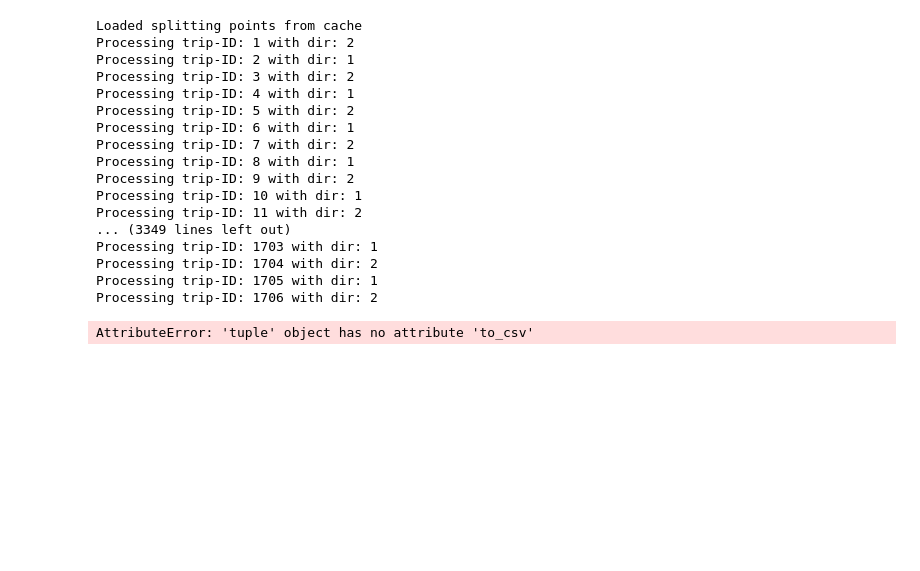
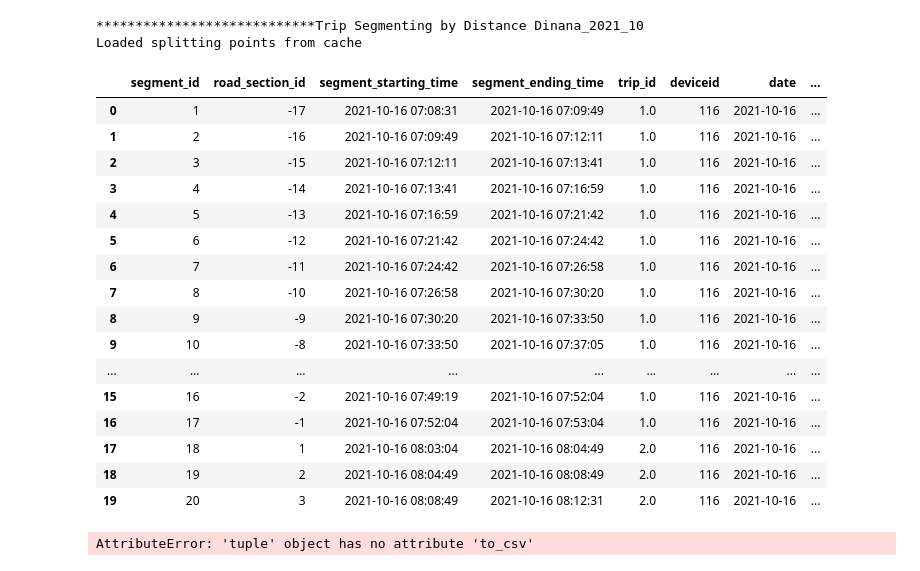
Before and after one commit to DriverBehaviour-FYP/Driver-Behaviour-Analysis, a Jupyter notebook: notebook/segment-by-distance/TripSegmenterByDistance.ipynb, the cells around one changed output. Saved outputs shown, nothing was run; the diff lists cells and outputs as text; code cells hidden in the pictures; blank space fills up the shorter version.

Commit message:
fix(trip segmentor): modified to add road segment id to seg_df

```diff
--- a/notebook/segment-by-distance/TripSegmenterByDistance.ipynb
+++ b/notebook/segment-by-distance/TripSegmenterByDistance.ipynb
@@ -22,28 +7,3 @@ os.listdir("../../data/Raw-GPS-data-Kandy-Buses/preprocessed-data-digana_2021_10
-# %%
-def get_directions(origin, destination, timeout=5, max_retries=3):
-    base_url = "https://maps.googleapis.com/maps/api/directions/json"
-
-    params = {
-        'origin': f"{origin[0]},{origin[1]}",
-        'destination': f"{destination[0]},{destination[1]}",
-        'key': "AIzaSyCz5uw3SrNct_Dqw6S6_D6AokxUVp0_hAg",
-    }
-
-    for retry in range(max_retries):
-        try:
-            response = requests.get(base_url, params=params, timeout=timeout)
-            response.raise_for_status()  # Raise an HTTPError for bad responses
-
-            # Parse and return the JSON response
-            return response.json()
-        except Timeout:
-            print(f"Timeout error. Retrying... ({retry + 1}/{max_retries})")
-        except requests.exceptions.RequestException as e:
-            print(f"Error: {e}")
-
-    # If all retries fail, return None or handle as needed
-    print(f"Failed after {max_retries} retries. Returning None.")
-    return None
 # %%
 bus_trips = pd.read_csv("../../data/Raw-GPS-data-Kandy-Buses/preprocessed-data-digana_2021_10/bus_trips.csv")
 gps_data = pd.read_csv("../../data/Raw-GPS-data-Kandy-Buses/preprocessed-data-digana_2021_10/clearn_gps_data_with_trip_id.csv")
@@ -258,26 +253,31 @@ class TripSegmenterByDistance( BaseEstimator, TransformerMixin):
 # %%
 comp = TripSegmenterByDistance("Dinana_2021_10", "tempPath", 0 , "../../data/Raw-GPS-data-Kandy-Buses/more/bus_terminals_654.csv",0.01, "1000M")
-result_df = comp.transform((gps_data, bus_trips))
+gps_data_df, segments_data_df = comp.transform((gps_data, bus_trips))
 # %% [output]
+****************************Trip Segmenting by Distance Dinana_2021_10
 Loaded splitting points from cache
-Processing trip-ID: 1 with dir: 2
-Processing trip-ID: 2 with dir: 1
-Processing trip-ID: 3 with dir: 2
-Processing trip-ID: 4 with dir: 1
-Processing trip-ID: 5 with dir: 2
-Processing trip-ID: 6 with dir: 1
-Processing trip-ID: 7 with dir: 2
-Processing trip-ID: 8 with dir: 1
-Processing trip-ID: 9 with dir: 2
-Processing trip-ID: 10 with dir: 1
-Processing trip-ID: 11 with dir: 2
-... (3349 lines left out)
-Processing trip-ID: 1703 with dir: 1
-Processing trip-ID: 1704 with dir: 2
-Processing trip-ID: 1705 with dir: 1
-Processing trip-ID: 1706 with dir: 2
 # %%
 gps_data_df, segments_df = result_df
+# %%
+segments_data_df.head(20)
+# %% [output]
+|  | segment_id | road_section_id | segment_starting_time | segment_ending_time | trip_id | deviceid | date | ... |
+| 0 | 1 | -17 | 2021-10-16 07:08:31 | 2021-10-16 07:09:49 | 1.0 | 116 | 2021-10-16 | ... |
+| 1 | 2 | -16 | 2021-10-16 07:09:49 | 2021-10-16 07:12:11 | 1.0 | 116 | 2021-10-16 | ... |
+| 2 | 3 | -15 | 2021-10-16 07:12:11 | 2021-10-16 07:13:41 | 1.0 | 116 | 2021-10-16 | ... |
+| 3 | 4 | -14 | 2021-10-16 07:13:41 | 2021-10-16 07:16:59 | 1.0 | 116 | 2021-10-16 | ... |
+| 4 | 5 | -13 | 2021-10-16 07:16:59 | 2021-10-16 07:21:42 | 1.0 | 116 | 2021-10-16 | ... |
+| 5 | 6 | -12 | 2021-10-16 07:21:42 | 2021-10-16 07:24:42 | 1.0 | 116 | 2021-10-16 | ... |
+| 6 | 7 | -11 | 2021-10-16 07:24:42 | 2021-10-16 07:26:58 | 1.0 | 116 | 2021-10-16 | ... |
+| 7 | 8 | -10 | 2021-10-16 07:26:58 | 2021-10-16 07:30:20 | 1.0 | 116 | 2021-10-16 | ... |
+| 8 | 9 | -9 | 2021-10-16 07:30:20 | 2021-10-16 07:33:50 | 1.0 | 116 | 2021-10-16 | ... |
+| 9 | 10 | -8 | 2021-10-16 07:33:50 | 2021-10-16 07:37:05 | 1.0 | 116 | 2021-10-16 | ... |
+| ... | ... | ... | ... | ... | ... | ... | ... | ... |
+| 15 | 16 | -2 | 2021-10-16 07:49:19 | 2021-10-16 07:52:04 | 1.0 | 116 | 2021-10-16 | ... |
+| 16 | 17 | -1 | 2021-10-16 07:52:04 | 2021-10-16 07:53:04 | 1.0 | 116 | 2021-10-16 | ... |
+| 17 | 18 | 1 | 2021-10-16 08:03:04 | 2021-10-16 08:04:49 | 2.0 | 116 | 2021-10-16 | ... |
+| 18 | 19 | 2 | 2021-10-16 08:04:49 | 2021-10-16 08:08:49 | 2.0 | 116 | 2021-10-16 | ... |
+| 19 | 20 | 3 | 2021-10-16 08:08:49 | 2021-10-16 08:12:31 | 2.0 | 116 | 2021-10-16 | ... |
 # %%
 result_df.to_csv("./gps_data_segmented_1000M.csv", index = False)
 # %% [output]
```
Also changed, not shown: parts of 3 cells of this notebook, 1 other file.
